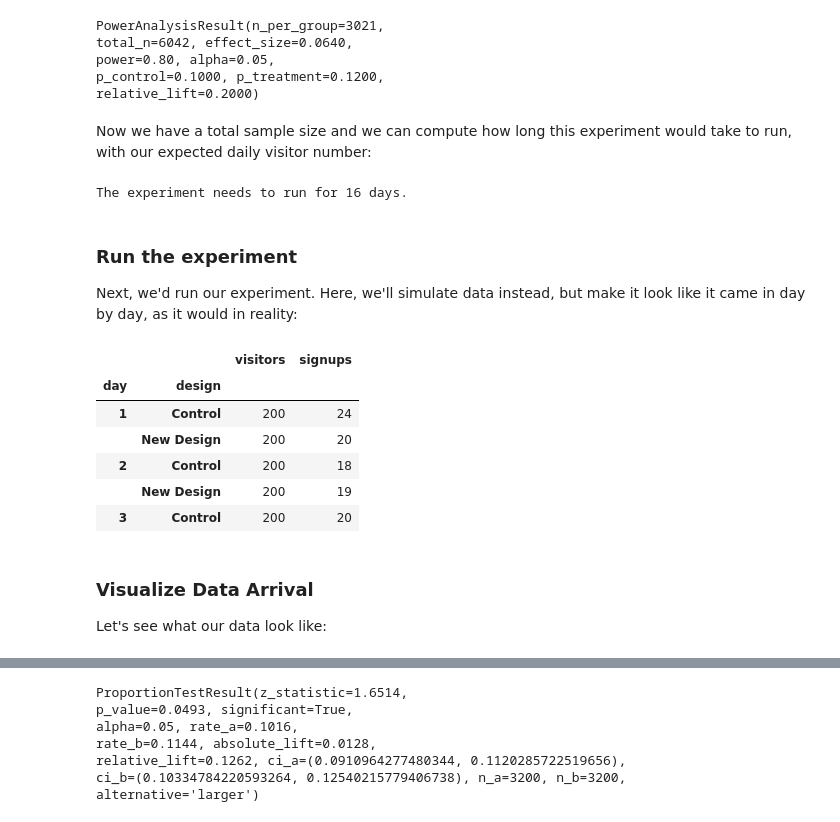
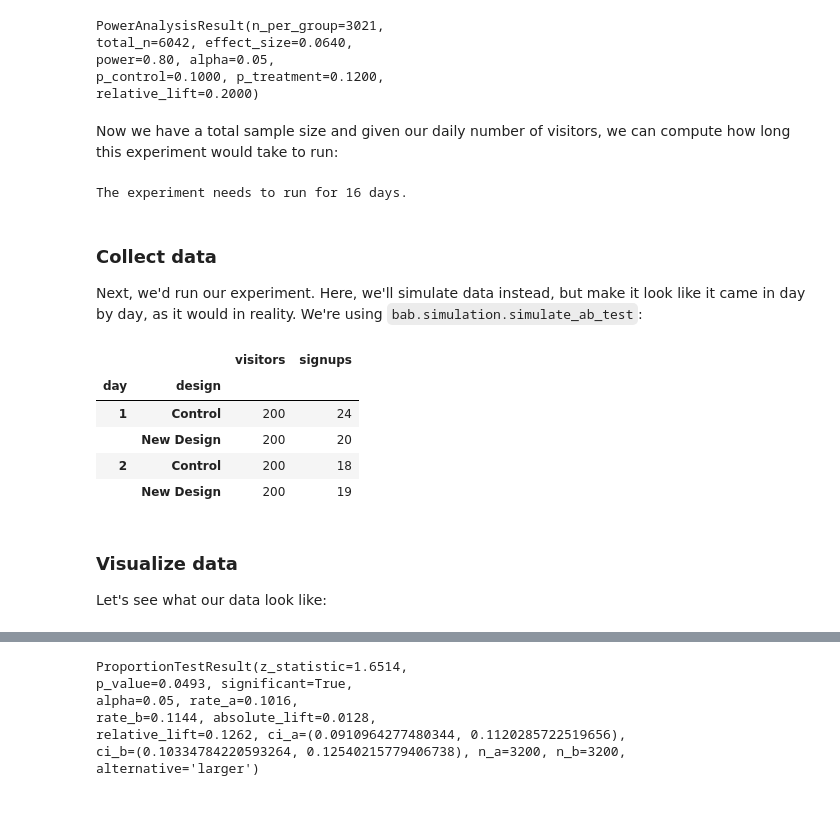
Before and after one commit to moltaire/bayesian-ab-testing, a Jupyter notebook: index.ipynb, the cells around one changed output, grey strips where cells are left out. Cells and saved outputs as stored; diff of their text form; code cells hidden in the pictures.

```diff
--- a/index.ipynb
+++ b/index.ipynb
@@ -90,7 +82,7 @@ power=0.80, alpha=0.05,
 p_control=0.1000, p_treatment=0.1200,
 relative_lift=0.2000)
 # %% [markdown]
-Now we have a total sample size and we can compute how long this experiment would take to run, with our expected daily visitor number:
+Now we have a total sample size and given our daily number of visitors, we can compute how long this experiment would take to run:
 # %%
 daily_n_per_group = 200  # half our daily visitors
 n_days = int(np.ceil(power_result.n_per_group / daily_n_per_group))
@@ -99,9 +91,9 @@ print(f"The experiment needs to run for {n_days} days.")
 # %% [output]
 The experiment needs to run for 16 days.
 # %% [markdown]
-### Run the experiment
+### Collect data
 
-Next, we'd run our experiment. Here, we'll simulate data instead, but make it look like it came in day by day, as it would in reality:
+Next, we'd run our experiment. Here, we'll simulate data instead, but make it look like it came in day by day, as it would in reality. We're using `bab.simulation.simulate_ab_test`:
 # %%
 # Simulate daily data
 true_p_treatment = true_p_control * (1 + relative_lift)
@@ -114,36 +106,36 @@ data = bab.simulation.simulate_ab_test(
 )
 # %%
 # | code-fold: true
-# | code-summary: Add some additional metrics to the data for visualization
+# | code-summary: Add some useful variables
+from statsmodels.stats.proportion import proportion_confint
 
 # Add descriptive labels
 data["design"] = data["variant"].map({"A": "Control", "B": "New Design"})
 data["signups"] = data["conversions"]
 data["visitors"] = data["n"]
 
 # Add cumulative metrics
 data["n_cum"] = data.groupby("variant")["n"].cumsum()
 data["conversions_cum"] = data.groupby("variant")["conversions"].cumsum()
 
 # Add confidence intervals for cumulative counts
 ci = proportion_confint(
     count=data["conversions_cum"], nobs=data["n_cum"], method="wilson", alpha=0.05
 )
 data["ci_lower"] = ci[0]
 data["ci_upper"] = ci[1]
 
-# Little overview
-data[["day", "design", "visitors", "signups"]].set_index(["day", "design"]).head(5)
+# Print overview
+data[["day", "design", "visitors", "signups"]].set_index(["day", "design"]).head(4)
 # %% [output]
 |  |  | visitors | signups |
 | day | design |  |  |
 | 1 | Control | 200 | 24 |
 |  | New Design | 200 | 20 |
 | 2 | Control | 200 | 18 |
 |  | New Design | 200 | 19 |
-| 3 | Control | 200 | 20 |
 # %% [markdown]
-### Visualize Data Arrival
+### Visualize data
 
 Let's see what our data look like:
 # %%
```
Also changed, not shown: parts of 30 cells of this notebook, 13 other files.
